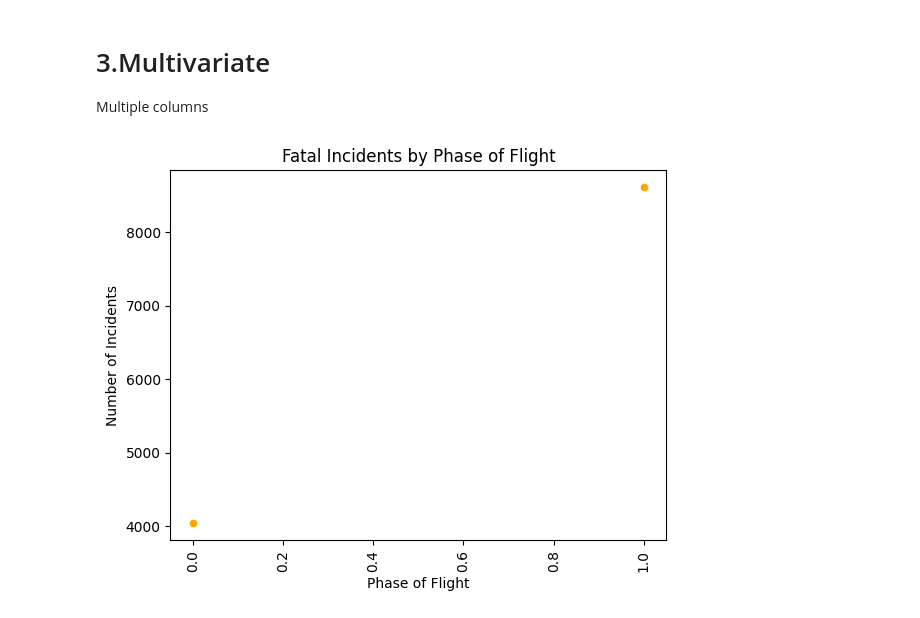
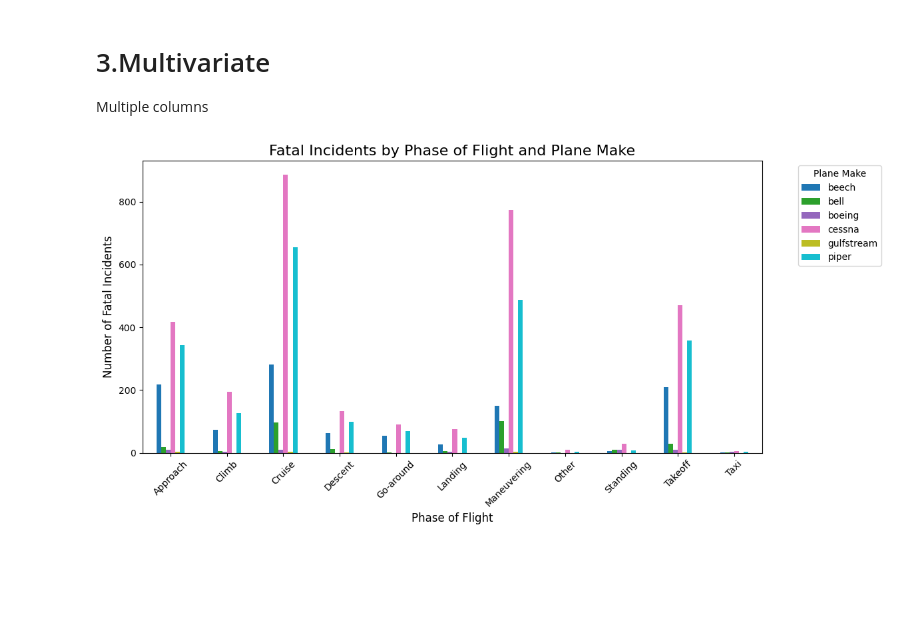
Before and after one commit to davidmasai/End_of_phase1_project, a Jupyter notebook: technical_presentation/end_of_phase1_technical_presentation.ipynb, the cells around one changed output. Cells and saved outputs as stored; diff of their text form; code cells hidden in the pictures; blank space fills up the shorter version.

```diff
--- a/technical_presentation/end_of_phase1_technical_presentation.ipynb
+++ b/technical_presentation/end_of_phase1_technical_presentation.ipynb
@@ -1085,0 +1104,10 @@ Name: count, dtype: int64
+# %%
+# Step 1: Convert injury severity to numeric form
+df_eda['injury_severity_numeric'] = df_eda['injury_severity'].apply(lambda x: 1 if x == 'Non-Fatal' else 0)
+
+# Step 2: Group by number of engines and calculate the sum of incidents
+incident_counts = df_eda.groupby('number_of_engines')['injury_severity_numeric'].sum()
+
+# Step 3: Calculate the correlation between the number of engines and the number of incidents
+correlation = incident_counts.corr(df_eda['number_of_engines'])
+print(f"Correlation between number of engines and number of incidents: {correlation}")
@@ -1125,20 +1182,29 @@ plt.show()
 
 Multiple columns
 # %%
-#Filter Fatal Incidents by Plane Makes and Phases
-phase_flight = df_eda[df_eda['injury_severity'] == 'Fatal'][['phase_of_flight','make']]
+# Filter for fatal incidents in relation to phase of flight and selected make of plane
+phase_flight = df_eda[df_eda['injury_severity'] == 'Fatal'][['phase_of_flight', 'make']]
 
-# Exclude 'Unknown' values
-fatal_phase_flight = phase_flight[phase_flight != 'Unknown']
+# Exclude 'Unknown' values in 'phase_of_flight'
+phase_flight = phase_flight[phase_flight['phase_of_flight'] != 'Unknown']
 
-# Count Incidents by Phase for Selected Plane Makes
-phase_counts = fatal_phase_flight['make'].isin(['cessna','boeing','beech','piper','bombardier','bell','gulfstream'])
-# Visualize the counts
-(phase_counts.index, phase_counts.values, color='orange')
-plt.title('Fatal Incidents by Phase of Flight')
-plt.xlabel('Phase of Flight')
-plt.ylabel('Number of Incidents')
-plt.xticks(rotation=90)
+# Filter for specific plane makes
+selected_makes = ['cessna', 'boeing', 'beech', 'piper', 'bombardier', 'bell', 'gulfstream']
+filtered_data = phase_flight[phase_flight['make'].isin(selected_makes)]
+
+# Count incidents by phase and make
+phase_make_counts = filtered_data.groupby(['phase_of_flight', 'make']).size().unstack(fill_value=0)
+
+# Plot grouped bar chart
+phase_make_counts.plot(kind='bar', figsize=(12, 6), colormap='tab10')
+
+# Add labels and title
+plt.title('Fatal Incidents by Phase of Flight and Plane Make', fontsize=16)
+plt.xlabel('Phase of Flight', fontsize=12)
+plt.ylabel('Number of Fatal Incidents', fontsize=12)
+plt.xticks(rotation=45)
+plt.legend(title='Plane Make', bbox_to_anchor=(1.05, 1), loc='upper left')
+plt.tight_layout()
 plt.show()
 # %% [output]
-[figure, old version]
+[figure, new version]
```
Also changed, not shown: parts of 9 cells of this notebook.
